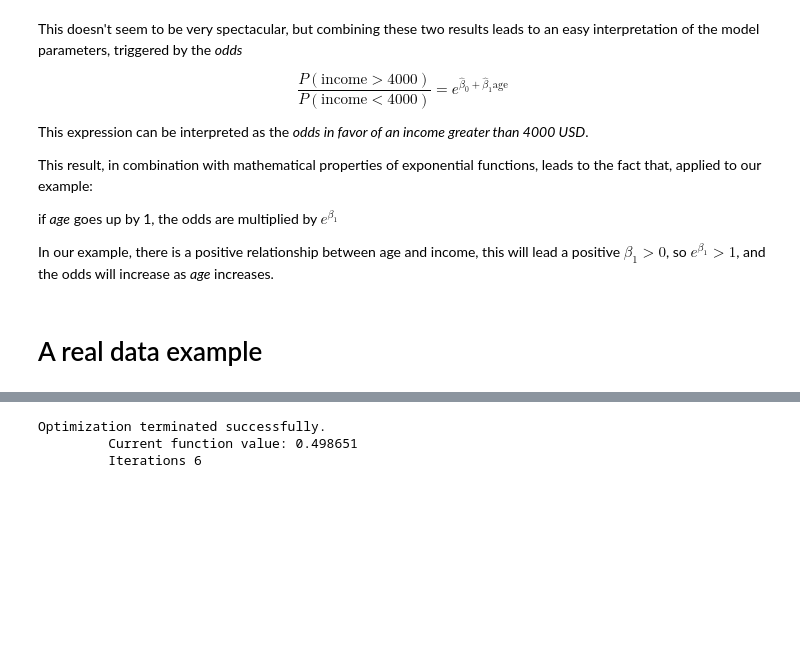
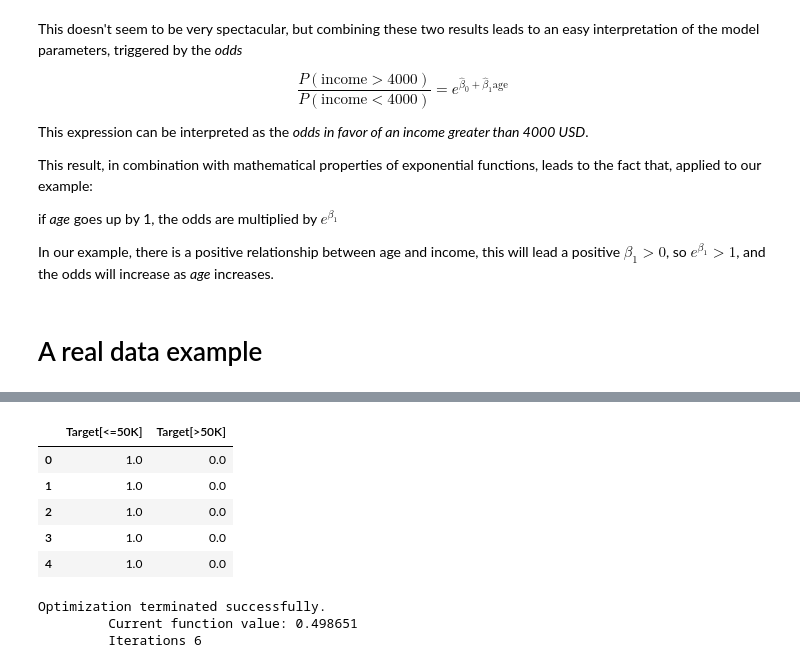
Before and after one commit to learn-co-students/ds-linear-to-logistic-regression-nyc-career-ds-062518, a Jupyter notebook: index.ipynb, the cells around one changed output, grey strips where cells are left out. Drawn from its saved outputs; the diff is of its cells as text; code cells hidden in the pictures; blank space fills up the shorter version.

```diff
--- a/index.ipynb
+++ b/index.ipynb
@@ -213,2 +192,11 @@ X
+# %%
+y.head()
+# %% [output]
+|  | Target[<=50K] | Target[>50K] |
+| 0 | 1.0 | 0.0 |
+| 1 | 1.0 | 0.0 |
+| 2 | 1.0 | 0.0 |
+| 3 | 1.0 | 0.0 |
+| 4 | 1.0 | 0.0 |
 # %%
 import statsmodels.api as sm
```
Also changed, not shown: parts of 4 cells of this notebook.
